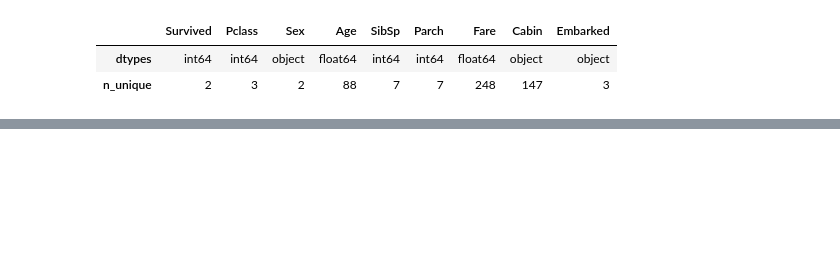
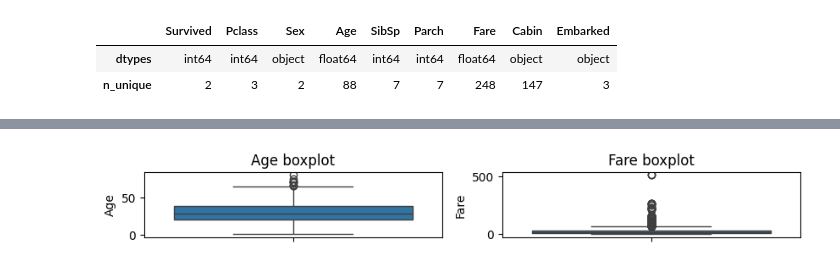
Before and after one commit to Elgeneral200/Depi_Amit_AI_BNS3, a Jupyter notebook: Data_preprocessing/Workshop_1.ipynb, the cells around one changed output, grey strips where cells are left out. Saved outputs shown, nothing was run; the diff lists cells and outputs as text; code cells hidden in the pictures; blank space fills up the shorter version.

Commit message:
Data Visualization

```diff
--- a/Data_preprocessing/Workshop_1.ipynb
+++ b/Data_preprocessing/Workshop_1.ipynb
@@ -94,0 +91,15 @@ df.head(20)
+# %%
+
+try:
+	num_cols = df.select_dtypes(('number')).columns
+	num_cols
+except NameError:
+	print("Please run the previous cells to define 'df'.")
+# %%
+plt.figure(figsize=(10, 1))
+for idx, col in enumerate(num_cols):
+    plt.subplot(1, len(num_cols), idx + 1)
+    sns.boxplot(y=df[col], orient='h')
+    plt.title(f"{col} boxplot")
+# %% [output]
+[figure, added]
```
Also changed, not shown: parts of 16 cells of this notebook, 1 other file.
